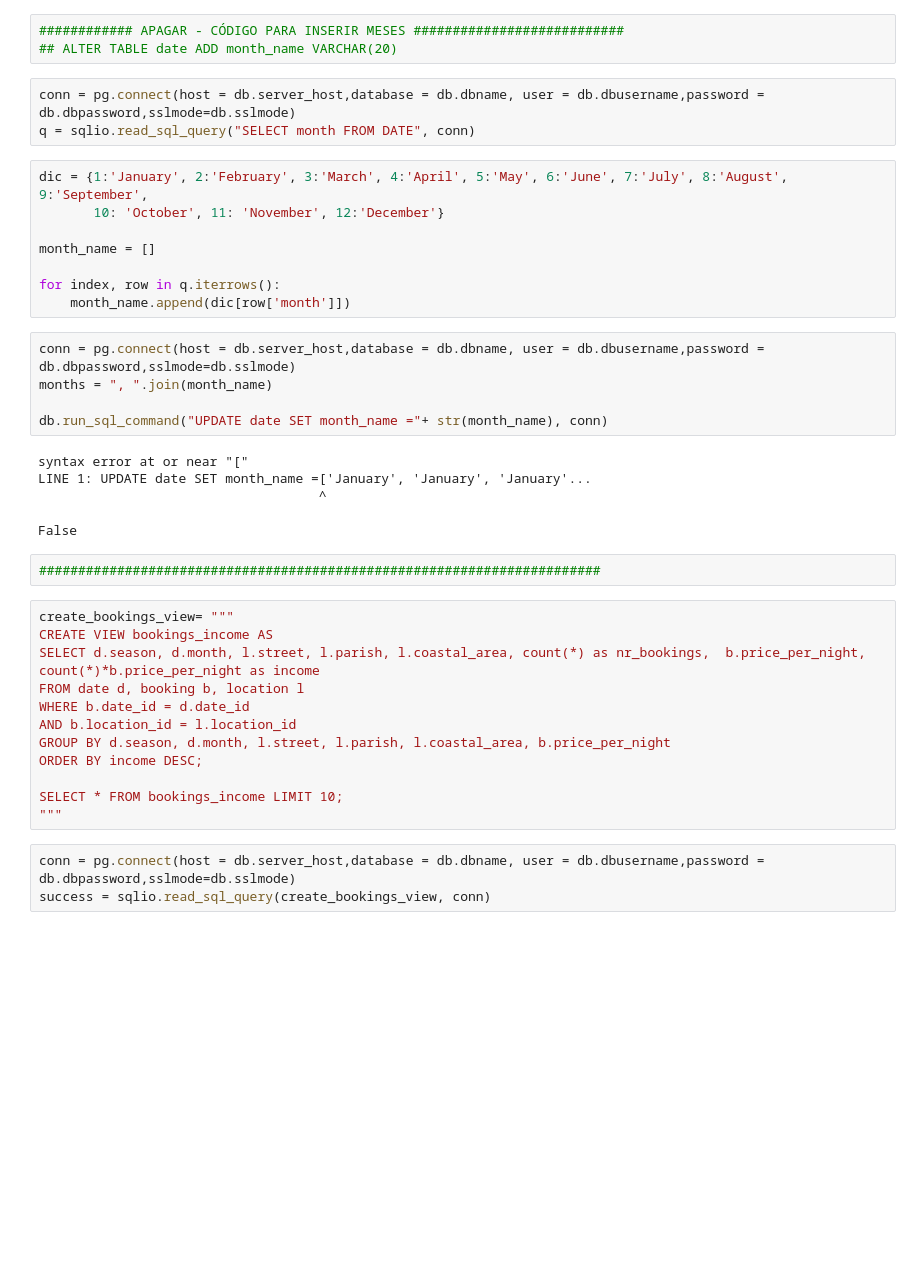
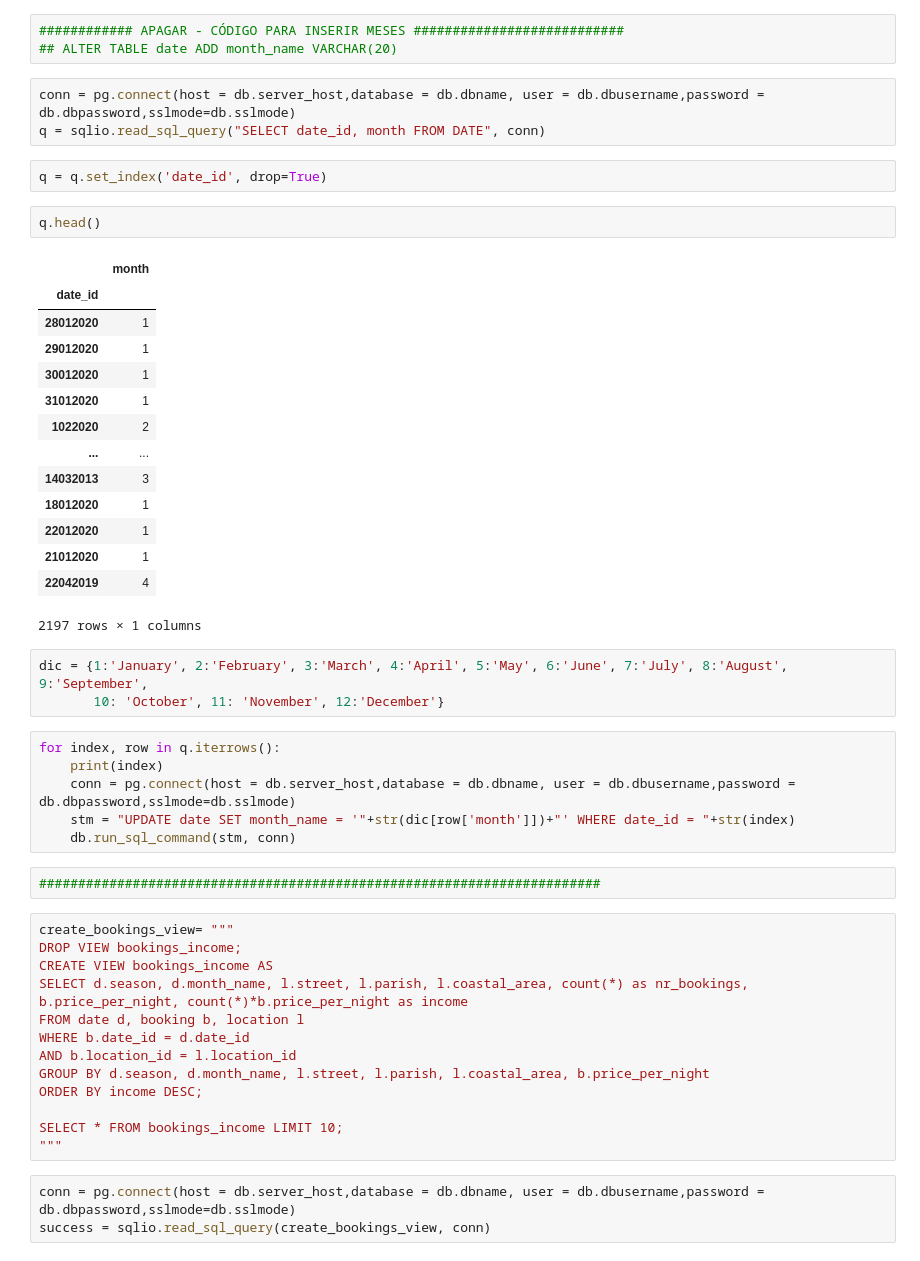
Before and after one commit to beatriz-lima/TPD-Airbnb-Data, a Jupyter notebook: Notebooks/TPD_PhaseIII_012.ipynb, the cells around one changed output. Drawn from its saved outputs; the diff is of its cells as text; blank space fills up the shorter version.

```diff
--- a/Notebooks/TPD_PhaseIII_012.ipynb
+++ b/Notebooks/TPD_PhaseIII_012.ipynb
@@ -69,35 +70,46 @@ from db_connection import dbconnection as db
 ## ALTER TABLE date ADD month_name VARCHAR(20)
 # %%
 conn = pg.connect(host = db.server_host,database = db.dbname, user = db.dbusername,password = db.dbpassword,sslmode=db.sslmode)
-q = sqlio.read_sql_query("SELECT month FROM DATE", conn)
+q = sqlio.read_sql_query("SELECT date_id, month FROM DATE", conn)
+# %%
+q = q.set_index('date_id', drop=True)
+# %%
+q.head()
+# %% [output]
+|  | month |
+| date_id |  |
+| 28012020 | 1 |
+| 29012020 | 1 |
+| 30012020 | 1 |
+| 31012020 | 1 |
+| 1022020 | 2 |
+| ... | ... |
+| 14032013 | 3 |
+| 18012020 | 1 |
+| 22012020 | 1 |
+| 21012020 | 1 |
+| 22042019 | 4 |
+2197 rows × 1 columns
 # %%
 dic = {1:'January', 2:'February', 3:'March', 4:'April', 5:'May', 6:'June', 7:'July', 8:'August', 9:'September',
        10: 'October', 11: 'November', 12:'December'}
-
-month_name = []
-
-for index, row in q.iterrows():
-    month_name.append(dic[row['month']])
 # %%
-conn = pg.connect(host = db.server_host,database = db.dbname, user = db.dbusername,password = db.dbpassword,sslmode=db.sslmode)
-months = ", ".join(month_name)
-
-db.run_sql_command("UPDATE date SET month_name ="+ str(month_name), conn)
+for index, row in q.iterrows():
+    print(index)
+    conn = pg.connect(host = db.server_host,database = db.dbname, user = db.dbusername,password = db.dbpassword,sslmode=db.sslmode)
+    stm = "UPDATE date SET month_name = '"+str(dic[row['month']])+"' WHERE date_id = "+str(index)
+    db.run_sql_command(stm, conn)
-# %% [output]
-syntax error at or near "["
-LINE 1: UPDATE date SET month_name =['January', 'January', 'January'...
-                                    ^
-False
 # %%
 ########################################################################
 # %%
 create_bookings_view= """
+DROP VIEW bookings_income;
 CREATE VIEW bookings_income AS
-SELECT d.season, d.month, l.street, l.parish, l.coastal_area, count(*) as nr_bookings,  b.price_per_night, count(*)*b.price_per_night as income
+SELECT d.season, d.month_name, l.street, l.parish, l.coastal_area, count(*) as nr_bookings,  b.price_per_night, count(*)*b.price_per_night as income
 FROM date d, booking b, location l
 WHERE b.date_id = d.date_id
 AND b.location_id = l.location_id
-GROUP BY d.season, d.month, l.street, l.parish, l.coastal_area, b.price_per_night
+GROUP BY d.season, d.month_name, l.street, l.parish, l.coastal_area, b.price_per_night
 ORDER BY income DESC;
 
 SELECT * FROM bookings_income LIMIT 10;
```
Also changed, not shown: parts of 24 cells of this notebook.
